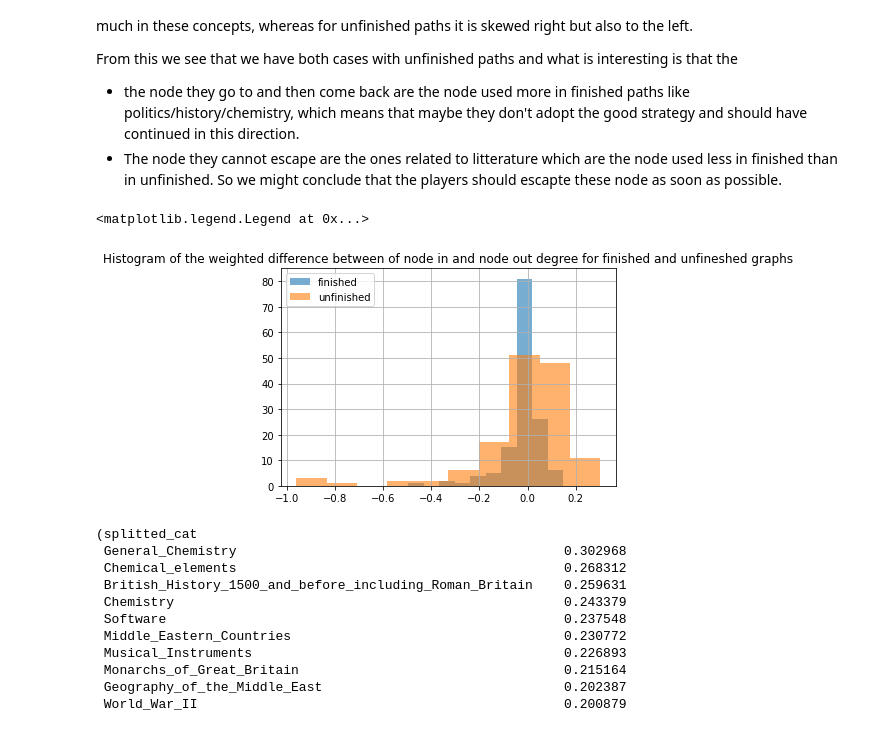
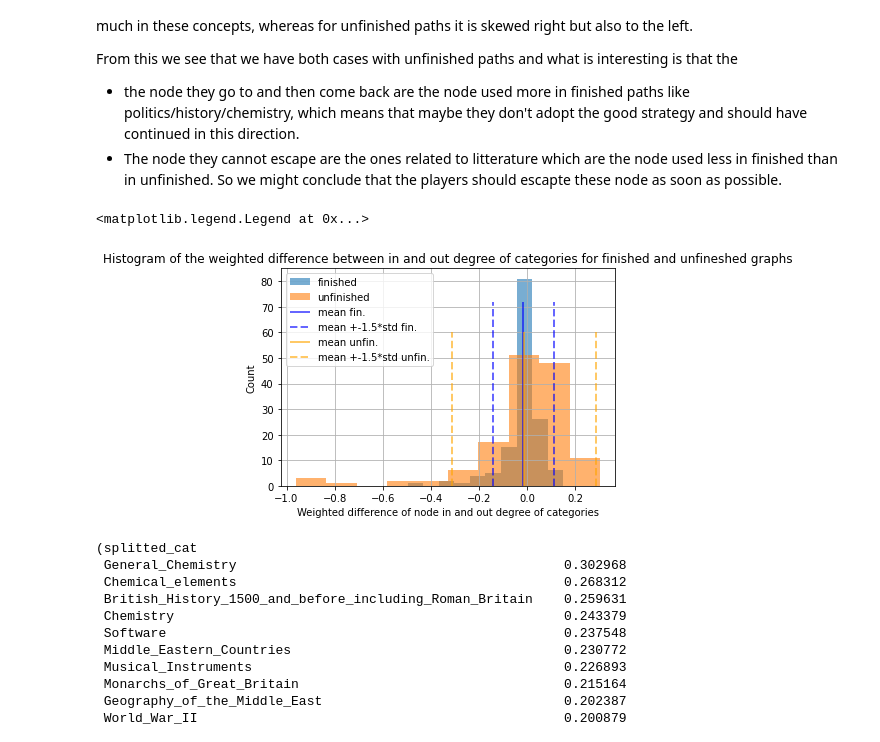
Before and after one commit to epfl-ada/ada-2022-project-7yobananaboy7, a Jupyter notebook: Cluster pages .ipynb, the cells around one changed output. Cells and saved outputs as stored; diff of their text form; code cells hidden in the pictures.

```diff
--- a/Cluster pages .ipynb
+++ b/Cluster pages .ipynb
@@ -267,12 +242,26 @@ From this we see that we have both cases with unfinished paths and what is inter
 - the node they go to and then come back are the node used more in finished paths like politics/history/chemistry, which means that maybe they don't adopt the good strategy and should have continued in this direction.
 - The node they cannot escape are the ones related to litterature which are the node used less in finished than in unfinished. So we might conclude that the players should escapte these node as soon as possible.
 # %%
-categories_all.weighted_diff_finished.hist(alpha = 0.6, label = 'finished').set_title('Histogram of the weighted difference between of node in and node out degree for finished and unfineshed graphs')
+categories_all.weighted_diff_finished.hist(alpha = 0.6, label = 'finished').set_title('Histogram of the weighted difference between in and out degree of categories for finished and unfineshed graphs')
 categories_all.weighted_diff_unfinished.hist(alpha = 0.6, label = 'unfinished')
+
+plt.xlabel('Weighted difference of node in and out degree of categories')
+plt.ylabel('Count')
+mean_fin, std_fin = categories_all.weighted_diff_finished.mean(), categories_all.weighted_diff_finished.std()
+mean_unfin, std_unfin = categories_all.weighted_diff_unfinished.mean(), categories_all.weighted_diff_unfinished.std()
+
+val_frac_start = 1.5
+y_limit = 60
+plt.vlines(mean_fin, 0, y_limit*1.2, ls='-',alpha = 0.6, color='blue', linewidth=2, label = 'mean fin.')
+plt.vlines(mean_fin+ val_frac_start *std_fin,  0, y_limit*1.2, ls='--',alpha = 0.6, color='blue', linewidth=2,label ='mean +-'+str(val_frac_start)+'*std fin.')
+plt.vlines(mean_fin- val_frac_start * std_fin,  0, y_limit*1.2, ls='--',alpha = 0.6, color='blue', linewidth=2)
+plt.vlines(mean_unfin, 0, y_limit, ls='-',alpha = 0.6, color='orange', linewidth=2, label = 'mean unfin.')
+plt.vlines(mean_unfin+ val_frac_start *std_unfin,  0, y_limit, ls='--',alpha = 0.6, color='orange', linewidth=2,label ='mean +-'+str(val_frac_start)+'*std unfin.')
+plt.vlines(mean_unfin- val_frac_start * std_unfin,  0, y_limit, ls='--',alpha = 0.6, color='orange', linewidth=2)
 plt.legend()
 # %% [output]
 <matplotlib.legend.Legend at 0x...>
-[figure, old version]
+[figure, new version]
 # %%
 get_first_last(10, categories_all, 'weighted_diff_unfinished')
 # %% [output]
```
Also changed, not shown: parts of 28 cells of this notebook.
